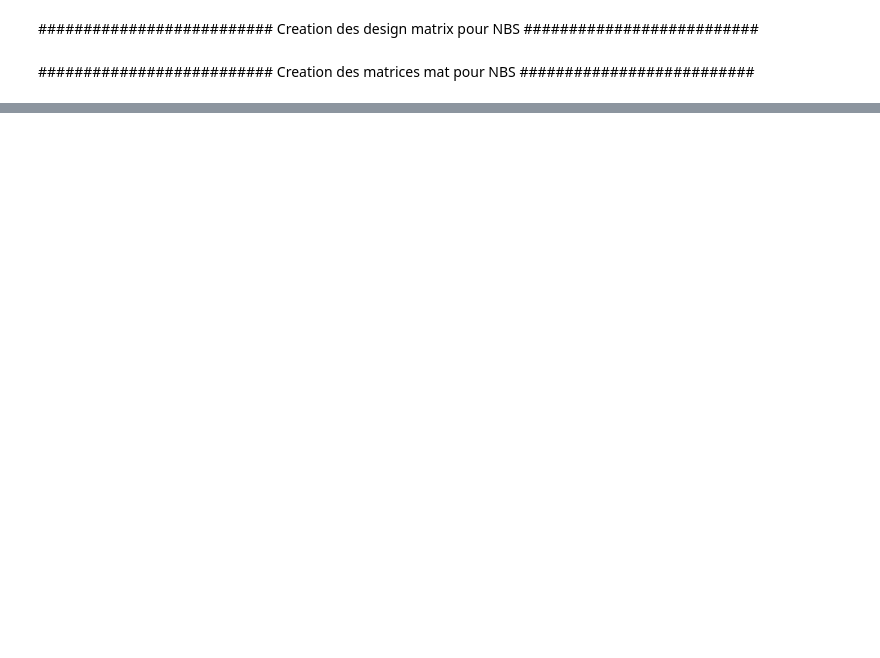
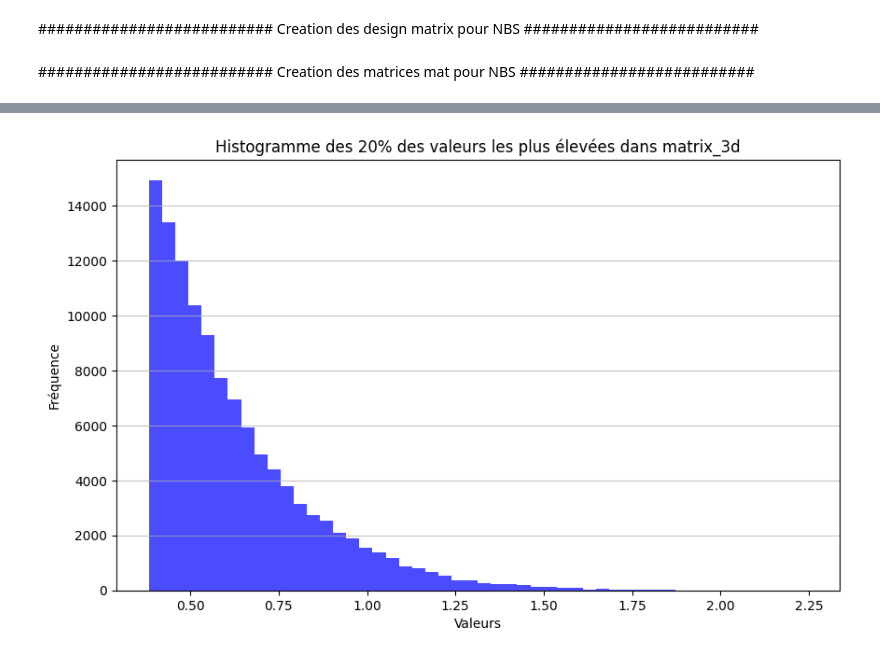
Before and after one commit to RomainViardLille/LiiFE, a Jupyter notebook: PACTE1.ipynb, the cells around one changed output, grey strips where cells are left out. Cells and saved outputs as stored; diff of their text form; code cells hidden in the pictures; blank space fills up the shorter version.

```diff
--- a/PACTE1.ipynb
+++ b/PACTE1.ipynb
@@ -592,0 +674,20 @@ Reading file: /NAS/dumbo/protocoles/PACTE1/data/bids/derivatives_v2.0/NBS/sub-04
+# %%
+# Calculer le seuil correspondant aux 20% des valeurs les plus élevées
+threshold = np.percentile(matrix_3d, 80)
+
+# Remplacer les valeurs inférieures au seuil par 0
+matrix_3d_top20 = np.where(matrix_3d >= threshold, matrix_3d, 0)
+
+# Aplatir la matrice pour obtenir toutes les valeurs dans un tableau 1D
+values_top20 = matrix_3d_top20.flatten()
+
+# Tracer l'histogramme des valeurs restantes
+plt.figure(figsize=(10, 6))
+plt.hist(values_top20[values_top20 > 0], bins=50, color='blue', alpha=0.7)
+plt.title("Histogramme des 20% des valeurs les plus élevées dans matrix_3d")
+plt.xlabel("Valeurs")
+plt.ylabel("Fréquence")
+plt.grid(axis='y', alpha=0.75)
+plt.show()
+# %% [output]
+[figure, added]
```
Also changed, not shown: parts of 7 cells of this notebook.
